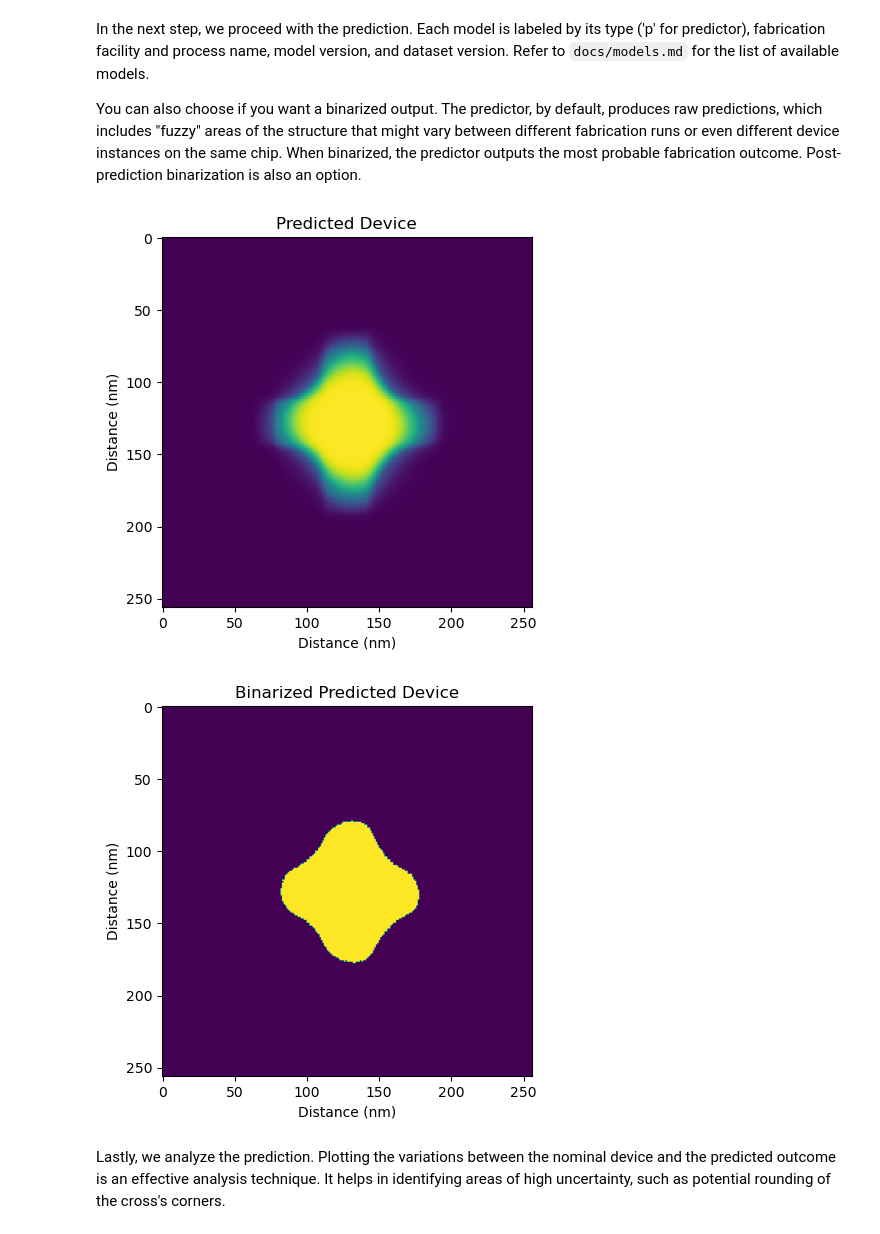
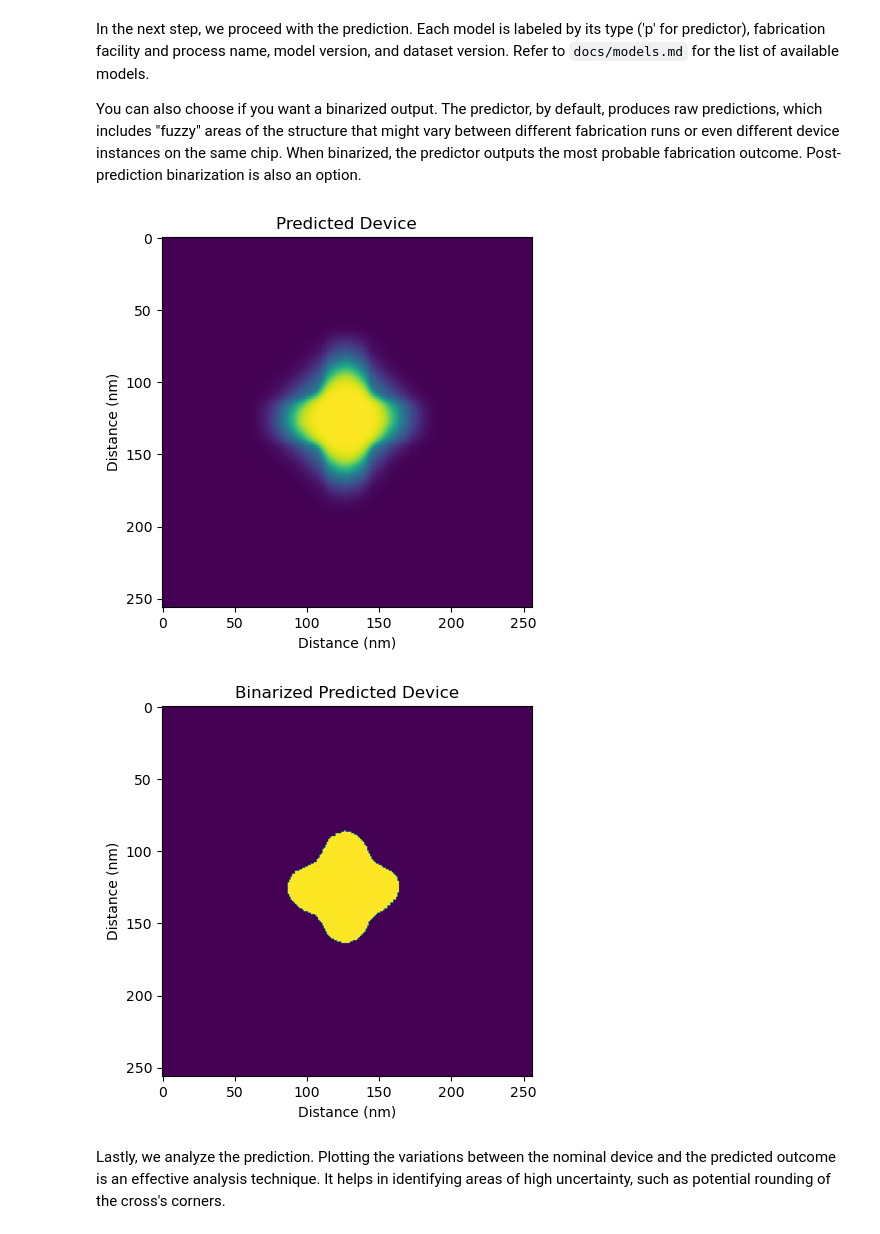
Before and after one commit to PreFab-Photonics/PreFab, a Jupyter notebook: examples/1_prediction.ipynb, the cells around one changed output. Cells and saved outputs as stored; diff of their text form; code cells hidden in the pictures.

```diff
--- a/examples/1_prediction.ipynb
+++ b/examples/1_prediction.ipynb
@@ -30,23 +30,23 @@ You can also choose if you want a binarized output. The predictor, by default, p
 # %%
 # Note: Initial prediction may take longer due to server startup and model loading. Subsequent predictions should be quicker.
 MODEL_NAME = "ANT_NanoSOI"
-MODEL_TAGS = "v5-d4"
+MODEL_TAGS = "v6-d7"
 prediction = pf.predict(device=device, model_name=MODEL_NAME, model_tags=MODEL_TAGS)
 
 plt.imshow(prediction)
 plt.title("Predicted Device")
 plt.ylabel("Distance (nm)")
 plt.xlabel("Distance (nm)")
 plt.show()
 
 plt.imshow(pf.binarize(prediction))
 plt.title("Binarized Predicted Device")
 plt.ylabel("Distance (nm)")
 plt.xlabel("Distance (nm)")
 plt.show()
 # %% [output]
-[figure, old version]
+[figure, new version]
-[figure, old version]
+[figure, new version]
 # %% [markdown]
 Lastly, we analyze the prediction. Plotting the variations between the nominal device and the predicted outcome is an effective analysis technique. It helps in identifying areas of high uncertainty, such as potential rounding of the cross's corners.
 # %%
```
Also changed, not shown: parts of 1 cell of this notebook, 1 other file.
